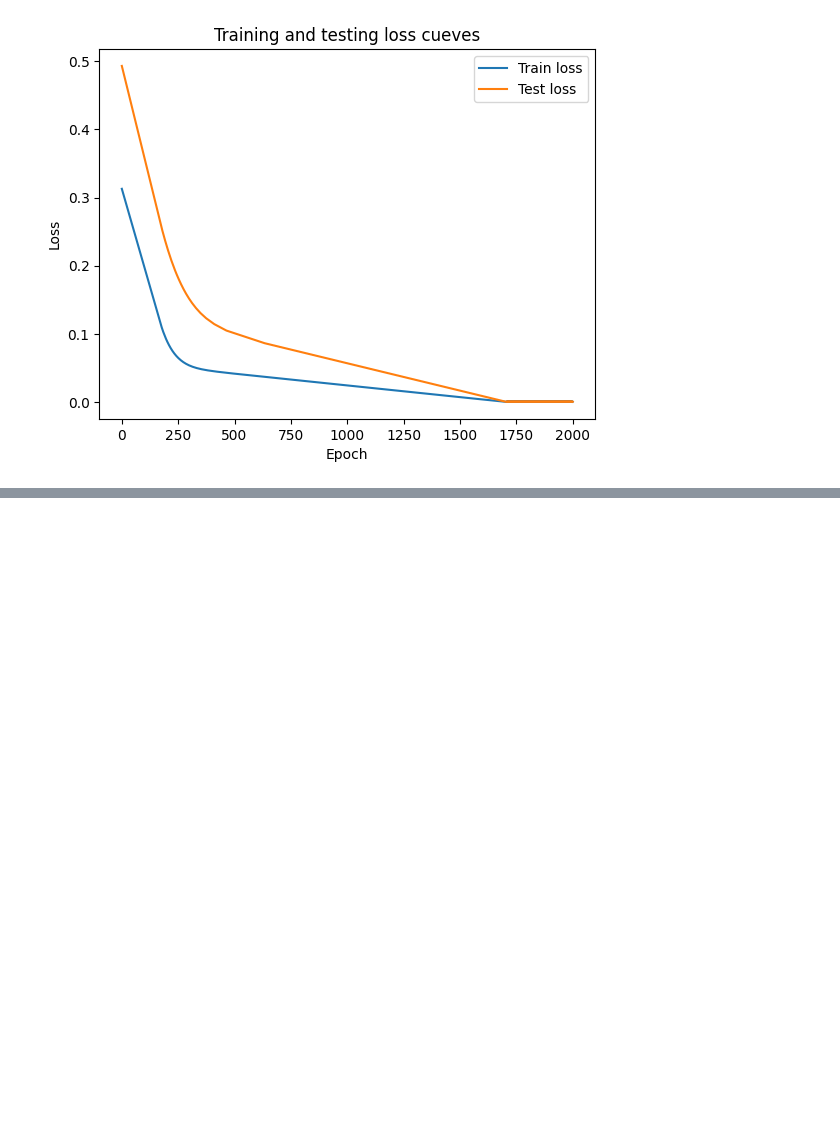
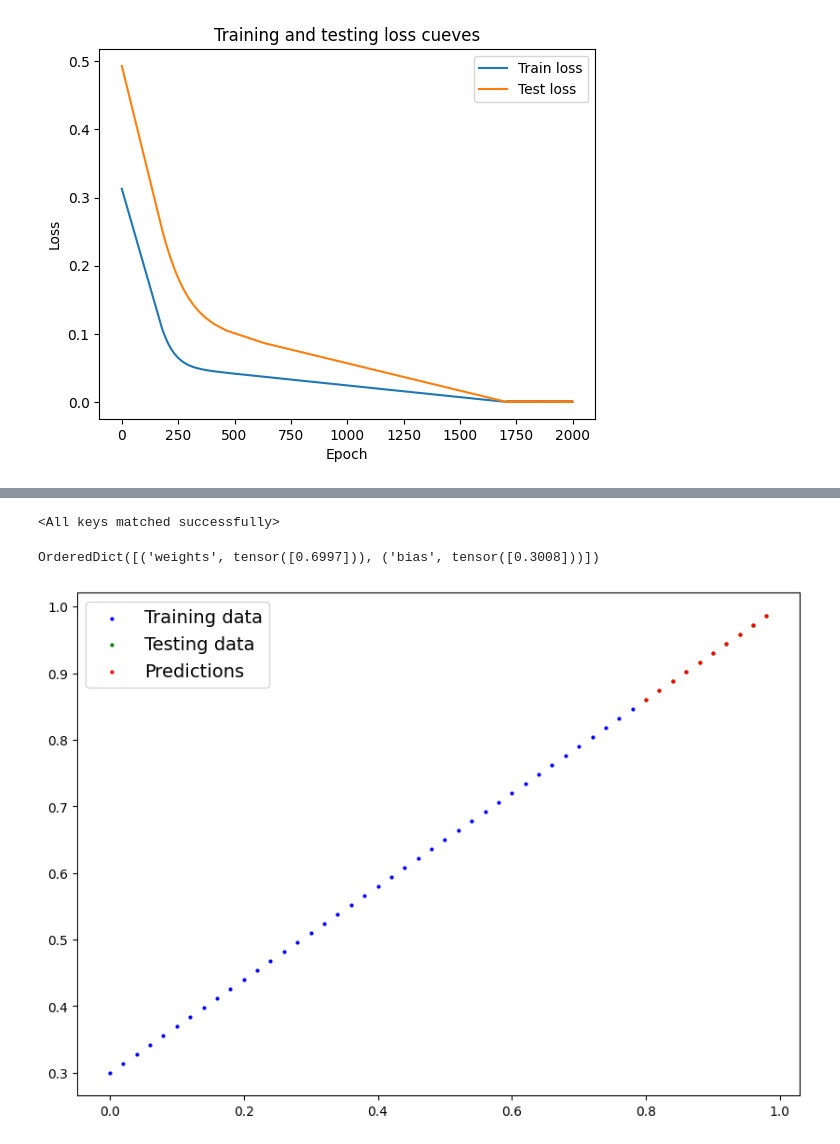
Before and after one commit to TheDodoDev/PyTorch-Notes, a Jupyter notebook: 01_PyTorch_Workflow_Notes.ipynb, the cells around one changed output, grey strips where cells are left out. Cells and saved outputs as stored; diff of their text form; code cells hidden in the pictures; blank space fills up the shorter version.

```diff
--- a/01_PyTorch_Workflow_Notes.ipynb
+++ b/01_PyTorch_Workflow_Notes.ipynb
@@ -314,0 +325,16 @@ plt.legend()
+# %%
+# Saving our PyTorch model
+from pathlib import Path
+
+# 1. Create models directory
+MODEL_PATH = Path("models")
+MODEL_PATH.mkdir(parents=True, exist_ok=True)
+
+# 2. Create model save Path
+MODEL_NAME = "01_PyTorch_Workflow_Notes.pth"
+MODEL_SAVE_PATH = MODEL_PATH / MODEL_NAME
+MODEL_SAVE_PATH
+
+# 3. Save the model state dict
+torch.save(obj=model_0.state_dict(),
+           f=MODEL_SAVE_PATH)
@@ -314,0 +346,24 @@ plt.legend()
+# %%
+# To load in a saved state_dict, instantiate a new instance of model class
+loaded_model_0 = LinearRegressionModel()
+loaded_model_0.state_dict()
+loaded_model_0.load_state_dict(torch.load(MODEL_SAVE_PATH,
+           map_location=torch.device("cuda"),
+           weights_only=True))
+# %% [output]
+<All keys matched successfully>
+# %%
+loaded_model_0.state_dict()
+# %% [output]
+OrderedDict([('weights', tensor([0.6997])), ('bias', tensor([0.3008]))])
+# %%
+# Using loaded model
+loaded_model_0.eval()
+with torch.inference_mode():
+  loaded_model_pred = loaded_model_0(X_test)
+
+  loaded_model_loss = loss_fn(loaded_model_pred, y_test)
+
+  plot_predictions(predictions=loaded_model_pred)
+# %% [output]
+[figure, added]
```
Also changed, not shown: parts of 3 cells of this notebook.
